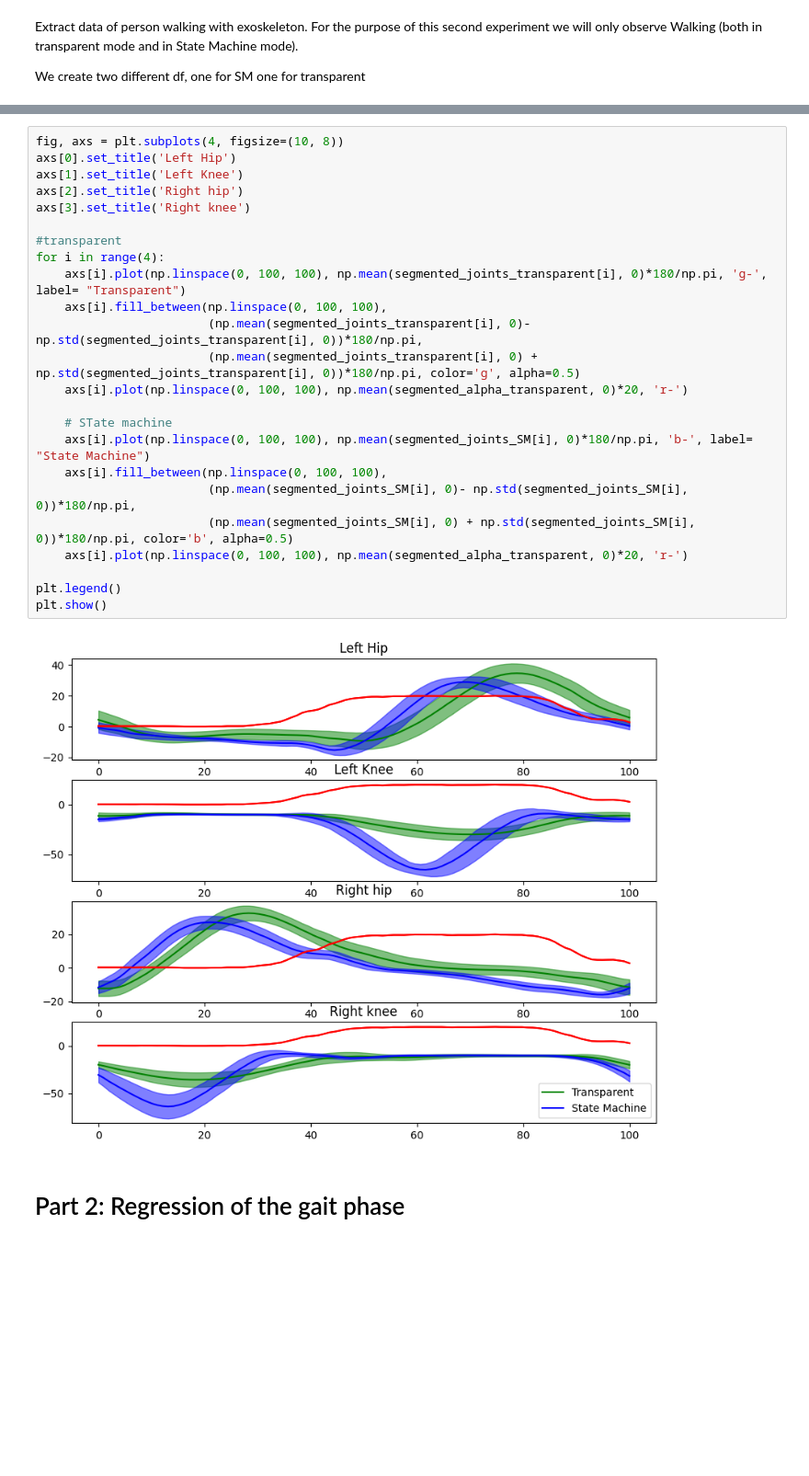
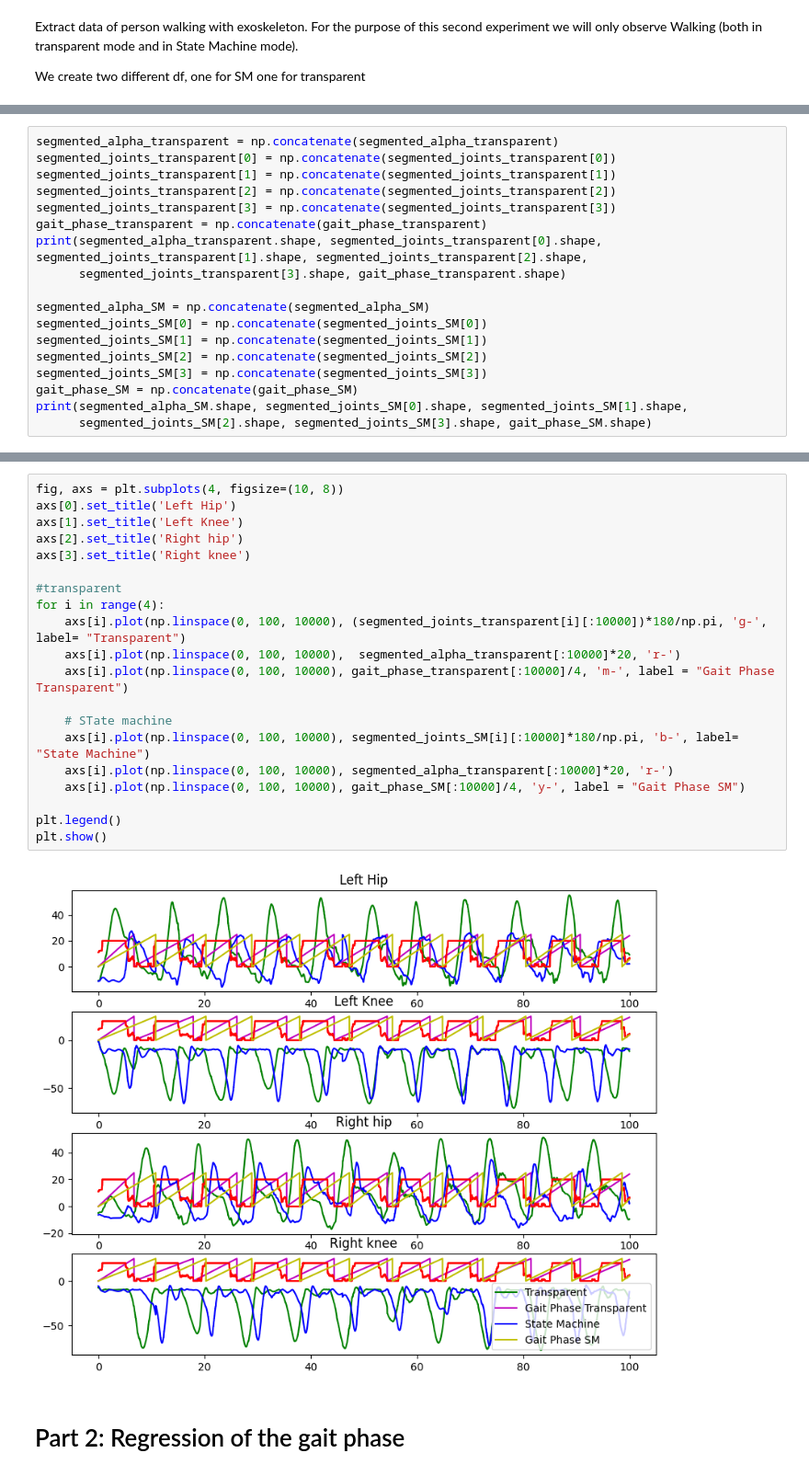
Before and after one commit to LorenzoVianello95/SSNR24, a Jupyter notebook: day2.ipynb, the cells around one changed output, grey strips where cells are left out. Shown at 92% size. Drawn from its saved outputs; the diff is of its cells as text; blank space fills up the shorter version.

```diff
--- a/day2.ipynb
+++ b/day2.ipynb
@@ -84,0 +102,18 @@ Segmented joint 4 state machine shape  (34, 100)
+# %%
+segmented_alpha_transparent = np.concatenate(segmented_alpha_transparent)
+segmented_joints_transparent[0] = np.concatenate(segmented_joints_transparent[0])
+segmented_joints_transparent[1] = np.concatenate(segmented_joints_transparent[1])
+segmented_joints_transparent[2] = np.concatenate(segmented_joints_transparent[2])
+segmented_joints_transparent[3] = np.concatenate(segmented_joints_transparent[3])
+gait_phase_transparent = np.concatenate(gait_phase_transparent)
+print(segmented_alpha_transparent.shape, segmented_joints_transparent[0].shape, segmented_joints_transparent[1].shape, segmented_joints_transparent[2].shape,
+      segmented_joints_transparent[3].shape, gait_phase_transparent.shape)
+
+segmented_alpha_SM = np.concatenate(segmented_alpha_SM)
+segmented_joints_SM[0] = np.concatenate(segmented_joints_SM[0])
+segmented_joints_SM[1] = np.concatenate(segmented_joints_SM[1])
+segmented_joints_SM[2] = np.concatenate(segmented_joints_SM[2])
+segmented_joints_SM[3] = np.concatenate(segmented_joints_SM[3])
+gait_phase_SM = np.concatenate(gait_phase_SM)
+print(segmented_alpha_SM.shape, segmented_joints_SM[0].shape, segmented_joints_SM[1].shape,
+      segmented_joints_SM[2].shape, segmented_joints_SM[3].shape, gait_phase_SM.shape)
@@ -87,29 +127,25 @@ Plot steps (with mean and variance)
 # %%
 fig, axs = plt.subplots(4, figsize=(10, 8))
 axs[0].set_title('Left Hip')
 axs[1].set_title('Left Knee')
 axs[2].set_title('Right hip')
 axs[3].set_title('Right knee')
 
 #transparent
 for i in range(4):
-    axs[i].plot(np.linspace(0, 100, 100), np.mean(segmented_joints_transparent[i], 0)*180/np.pi, 'g-', label= "Transparent")
-    axs[i].fill_between(np.linspace(0, 100, 100),
-                        (np.mean(segmented_joints_transparent[i], 0)- np.std(segmented_joints_transparent[i], 0))*180/np.pi,
-                        (np.mean(segmented_joints_transparent[i], 0) + np.std(segmented_joints_transparent[i], 0))*180/np.pi, color='g', alpha=0.5)
-    axs[i].plot(np.linspace(0, 100, 100), np.mean(segmented_alpha_transparent, 0)*20, 'r-')
+    axs[i].plot(np.linspace(0, 100, 10000), (segmented_joints_transparent[i][:10000])*180/np.pi, 'g-', label= "Transparent")
+    axs[i].plot(np.linspace(0, 100, 10000),  segmented_alpha_transparent[:10000]*20, 'r-')
+    axs[i].plot(np.linspace(0, 100, 10000), gait_phase_transparent[:10000]/4, 'm-', label = "Gait Phase Transparent")
 
     # STate machine
-    axs[i].plot(np.linspace(0, 100, 100), np.mean(segmented_joints_SM[i], 0)*180/np.pi, 'b-', label= "State Machine")
-    axs[i].fill_between(np.linspace(0, 100, 100),
-                        (np.mean(segmented_joints_SM[i], 0)- np.std(segmented_joints_SM[i], 0))*180/np.pi,
-                        (np.mean(segmented_joints_SM[i], 0) + np.std(segmented_joints_SM[i], 0))*180/np.pi, color='b', alpha=0.5)
-    axs[i].plot(np.linspace(0, 100, 100), np.mean(segmented_alpha_transparent, 0)*20, 'r-')
+    axs[i].plot(np.linspace(0, 100, 10000), segmented_joints_SM[i][:10000]*180/np.pi, 'b-', label= "State Machine")
+    axs[i].plot(np.linspace(0, 100, 10000), segmented_alpha_transparent[:10000]*20, 'r-')
+    axs[i].plot(np.linspace(0, 100, 10000), gait_phase_SM[:10000]/4, 'y-', label = "Gait Phase SM")
 
 plt.legend()
 plt.show()
 # %% [output]
-[figure, old version]
+[figure, new version]
 # %% [markdown]
 # Part 2: Regression of the gait phase
 # %% [markdown]
```
Also changed, not shown: parts of 18 cells of this notebook.
